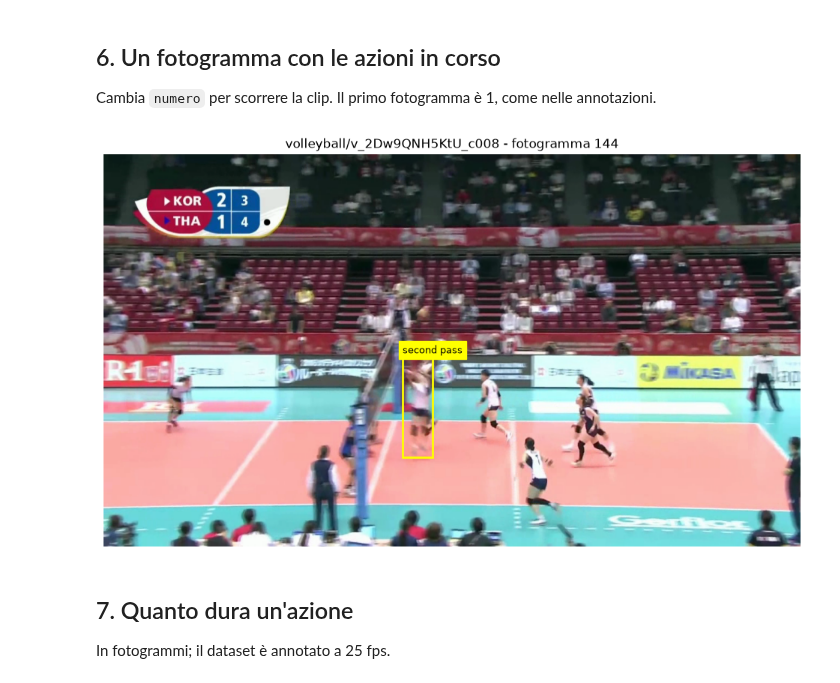
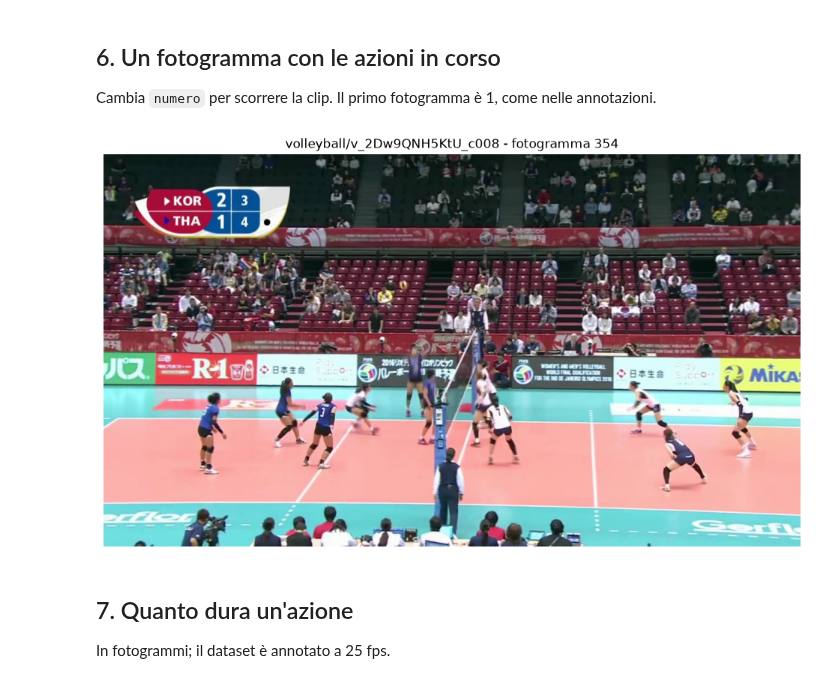
Before and after one commit to lollokomotiv/sport_code_repo, a Jupyter notebook: volleyball_score_project/notebooks/01-multisports.ipynb, the cells around one changed output. Cells and saved outputs as stored; diff of their text form; code cells hidden in the pictures.

```diff
--- a/volleyball_score_project/notebooks/01-multisports.ipynb
+++ b/volleyball_score_project/notebooks/01-multisports.ipynb
@@ -145,22 +145,22 @@ Cambia `numero` per scorrere la clip. Il primo fotogramma è 1, come nelle annot
 # %%
 def mostra(clip_nome, numero):
     immagine = ms.fotogramma(clip_nome, numero)
     fig, ax = plt.subplots(figsize=(12, 7))
     ax.imshow(immagine)
     for classe, (x1, y1, x2, y2) in ms.azioni_nel_fotogramma(gt, clip_nome, numero):
         ax.add_patch(Rectangle((x1, y1), x2 - x1, y2 - y1, fill=False, lw=2, color="yellow"))
         ax.text(x1, y1 - 5, classe, color="black", backgroundcolor="yellow", fontsize=9)
     ax.set_title(f"{clip_nome} - fotogramma {numero}")
     ax.axis("off")
     plt.show()
 
 # Il primo fotogramma della prima battuta della clip
 indice_battuta = gt["labels"].index("volleyball serve")
 prima_battuta = min(t[0, 0] for t in gt["gttubes"][c].get(indice_battuta, []))
-numero = int(prima_battuta) + 90
+numero = int(prima_battuta) + 300
 mostra(c, numero)
 # %% [output]
-[figure, old version]
+[figure, new version]
 # %% [markdown]
 ## 7. Quanto dura un'azione
 
```
